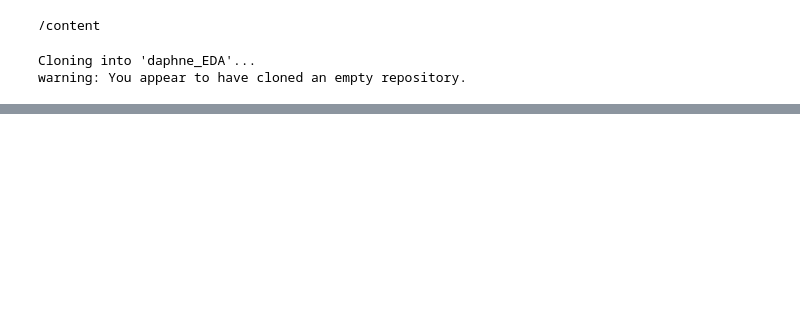
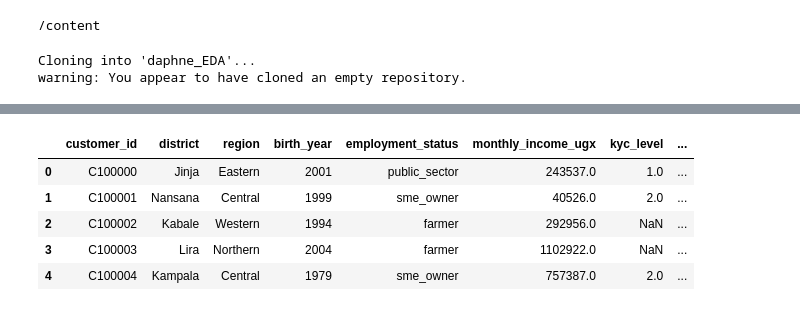
Before and after one commit to DaphneDana/daphne_EDA, a Jupyter notebook: dana_eda.ipynb, the cells around one changed output, grey strips where cells are left out. Saved outputs shown, nothing was run; the diff lists cells and outputs as text; code cells hidden in the pictures; blank space fills up the shorter version.

```diff
--- a/dana_eda.ipynb
+++ b/dana_eda.ipynb
@@ -18,0 +169,3 @@ mv: cannot stat '/content/dana_eda.ipynb': No such file or directory
+# %%
+df = pd.read_csv('/content/uganda_banking_dataset/ug_bank_customers.csv' , engine='python', on_bad_lines='skip' )
+print (df.info)
@@ -18,0 +211,9 @@ mv: cannot stat '/content/dana_eda.ipynb': No such file or directory
+# %%
+df.head()
+# %% [output]
+|  | customer_id | district | region | birth_year | employment_status | monthly_income_ugx | kyc_level | ... |
+| 0 | C100000 | Jinja | Eastern | 2001 | public_sector | 243537.0 | 1.0 | ... |
+| 1 | C100001 | Nansana | Central | 1999 | sme_owner | 40526.0 | 2.0 | ... |
+| 2 | C100002 | Kabale | Western | 1994 | farmer | 292956.0 | NaN | ... |
+| 3 | C100003 | Lira | Northern | 2004 | farmer | 1102922.0 | NaN | ... |
+| 4 | C100004 | Kampala | Central | 1979 | sme_owner | 757387.0 | 2.0 | ... |
```
Also changed, not shown: parts of 49 cells of this notebook.
